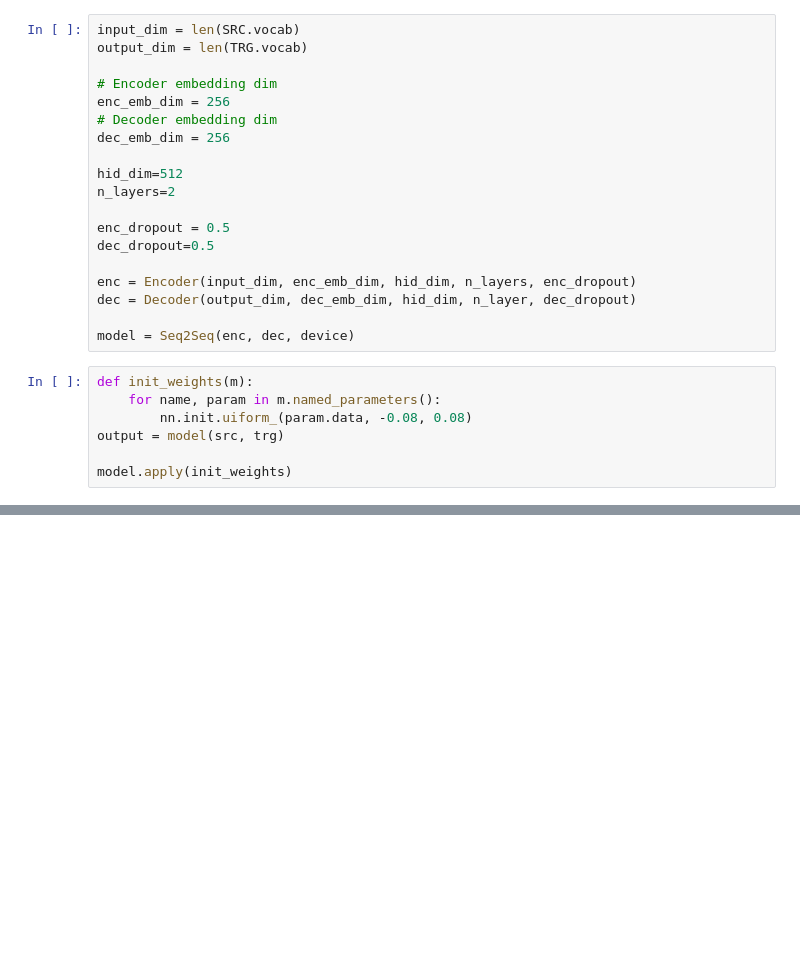
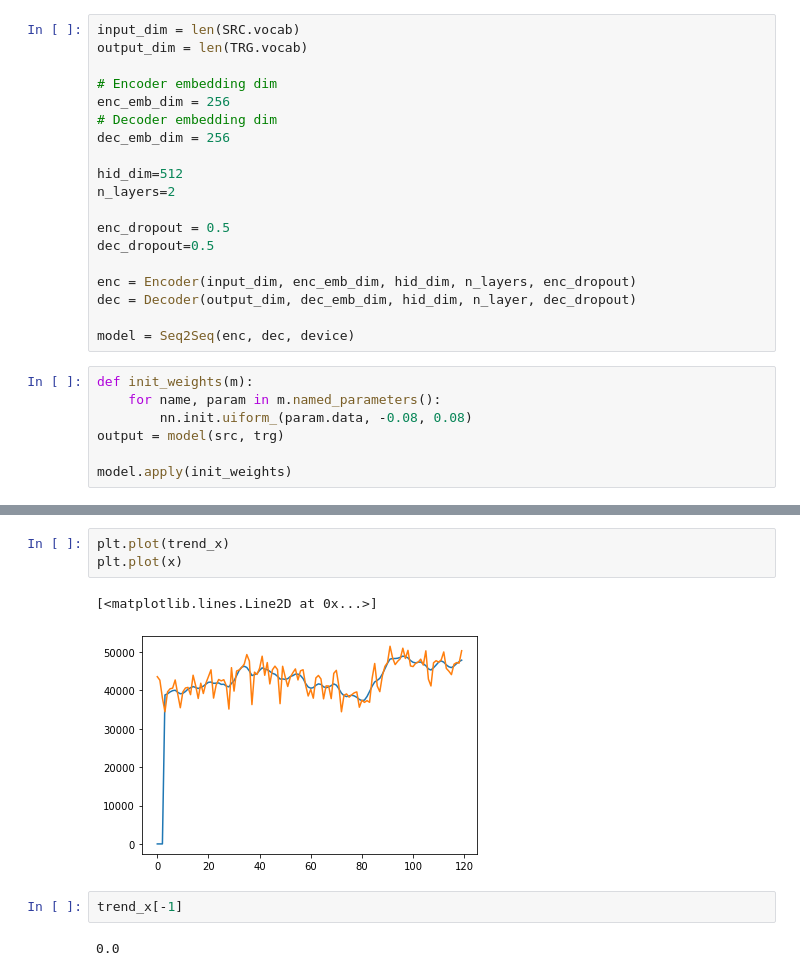
Before and after one commit to deagwon97/fp-ts, a Jupyter notebook: test.ipynb, the cells around one changed output, grey strips where cells are left out. Saved outputs shown, nothing was run; the diff lists cells and outputs as text; blank space fills up the shorter version.

```diff
--- a/test.ipynb
+++ b/test.ipynb
@@ -135,0 +170,10 @@ model.apply(init_weights)
+# %%
+plt.plot(trend_x)
+plt.plot(x)
+# %% [output]
+[<matplotlib.lines.Line2D at 0x...>]
+[figure, added]
+# %%
+trend_x[-1]
+# %% [output]
+0.0
```
Also changed, not shown: parts of 3 cells of this notebook, 2 other files.
